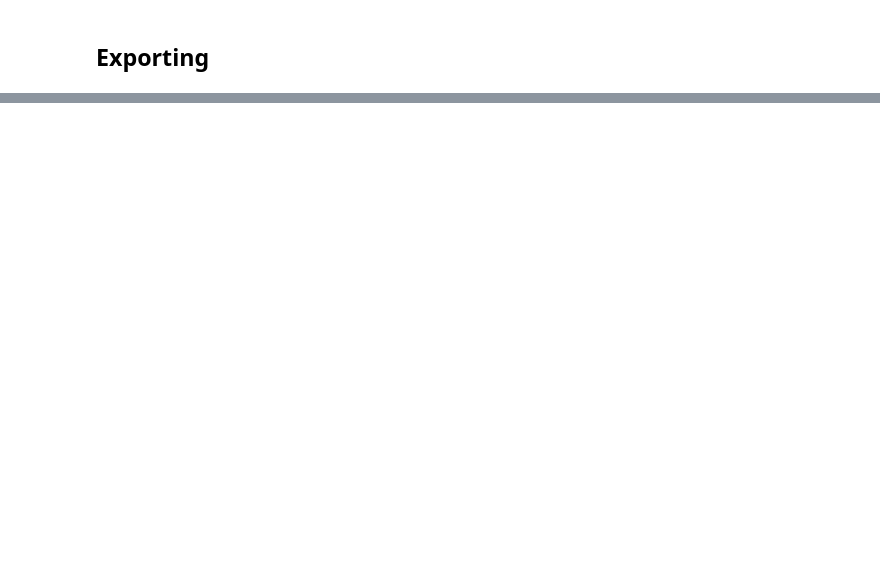
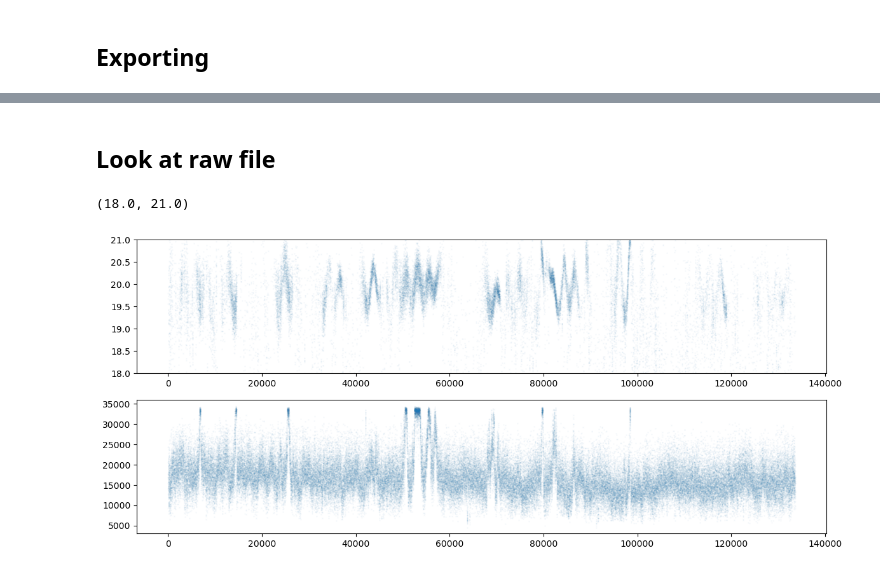
Before and after one commit to oyvfoss/pyiceproc, a Jupyter notebook: examples/Fleshed out example, M1-1 data.ipynb, the cells around one changed output, grey strips where cells are left out. Saved outputs shown, nothing was run; the diff lists cells and outputs as text; code cells hidden in the pictures; blank space fills up the shorter version.

```diff
--- a/examples/Fleshed out example, M1-1 data.ipynb
+++ b/examples/Fleshed out example, M1-1 data.ipynb
@@ -622,0 +643,13 @@ TF.close()
+# %% [markdown]
+## Look at raw file
+# %%
+fn_ = flist[3]#14 has weird temp
+dx = sig_load._matfile_to_dataset(fn_, include_raw_altimeter=True)[0]
+# %%
+fig, ax = plt.subplots(2, 1, figsize = (14, 6))
+ax[0].plot(dx.Average_AltimeterDistanceLE, '.', ms=1, alpha = 0.05)
+ax[1].plot(dx.Average_AltimeterQualityLE, '.', ms=1, alpha = 0.05)
+ax[0].set_ylim(18, 21)
+# %% [output]
+(18.0, 21.0)
+[figure, added]
```
Also changed, not shown: parts of 69 cells of this notebook, 3 other files.
